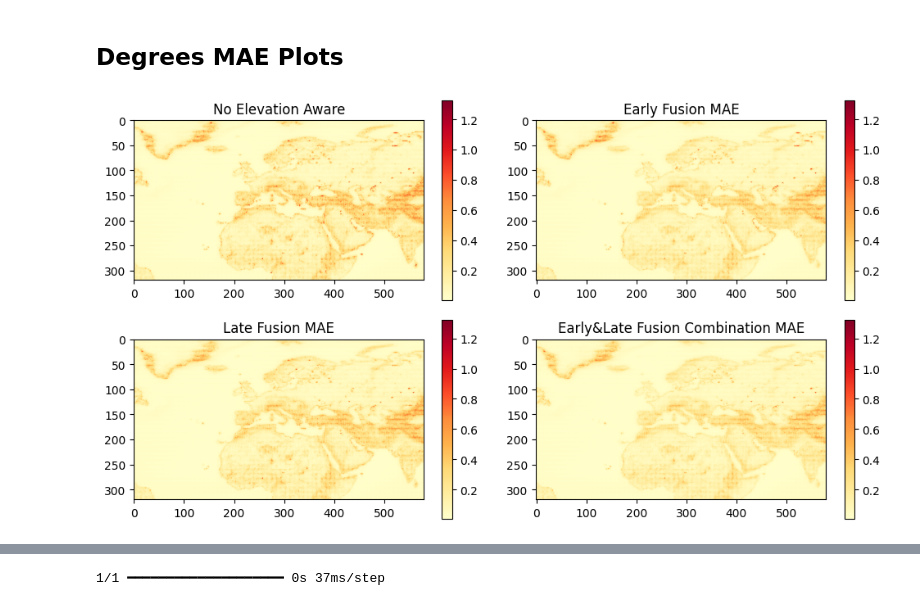
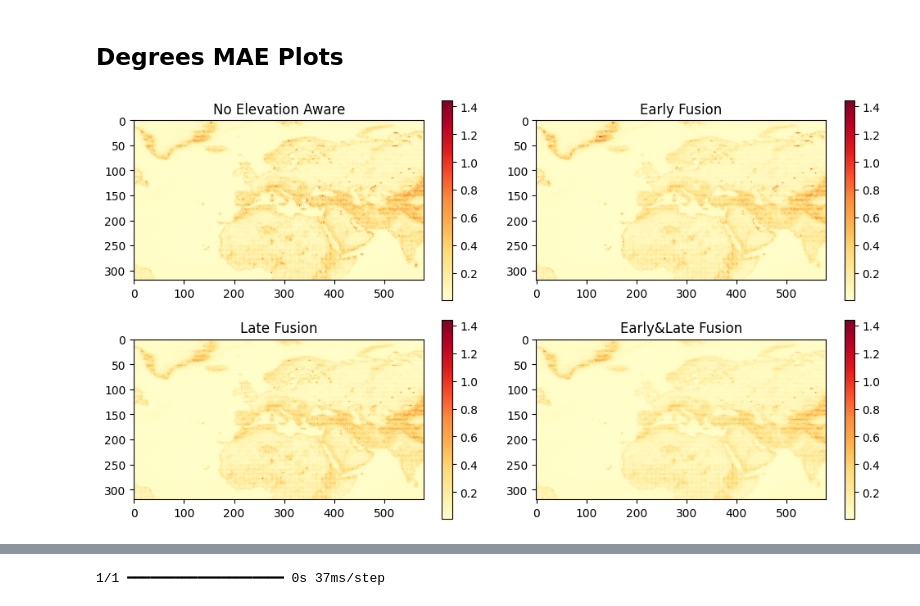
Before and after one commit to AntigoniMoira/Terrain-Aware-DL-Downscaling, a Jupyter notebook: 5_MethodsComparison.ipynb, the cells around one changed output, grey strips where cells are left out. Cells and saved outputs as stored; diff of their text form; code cells hidden in the pictures.

```diff
--- a/5_MethodsComparison.ipynb
+++ b/5_MethodsComparison.ipynb
@@ -152,6 +152,6 @@ with open('models/history_0_5to0_25_deg_dem_1_new.pkl', 'rb') as f:
   early_history = pickle.load(f)
 # %%
-early_model = tf.keras.models.load_model('models/edsr_model_0_5to0_25_deg_dem_1_new.keras', custom_objects={
+early_model = tf.keras.models.load_model('models/edsr_model_0_5to0_25_deg_dem_1.keras', custom_objects={
     'psnr': psnr,
     'ssim': ssim,
     'residual_block': residual_block,
@@ -177,6 +177,6 @@ with open('models/history_0_5to0_25_deg_dem_2_new.pkl', 'rb') as f:
   late_history = pickle.load(f)
 # %%
-late_model = tf.keras.models.load_model('models/edsr_model_0_5to0_25_deg_dem_2_new.keras', custom_objects={
+late_model = tf.keras.models.load_model('models/edsr_model_0_5to0_25_deg_dem_2.keras', custom_objects={
     'psnr': psnr,
     'ssim': ssim,
     'residual_block': residual_block,
@@ -202,6 +202,6 @@ with open('models/history_0_5to0_25_deg_dem_3_new.pkl', 'rb') as f:
   comb_history = pickle.load(f)
 # %%
-comb_model = tf.keras.models.load_model('models/edsr_model_0_5to0_25_deg_dem_3_new.keras', custom_objects={
+comb_model = tf.keras.models.load_model('models/edsr_model_0_5to0_25_deg_dem_3.keras', custom_objects={
     'psnr': psnr,
     'ssim': ssim,
     'residual_block': residual_block,
@@ -418,33 +453,33 @@ plt.show()
 # %%
 # Plot the heatmaps
 fig, axes = plt.subplots(2, 2, figsize=(10, 5.5))
 
 # Determine shared color scale across all three maps
 vmin = min(degrees_mae_nodem.min(), degrees_mae_early.min(), degrees_mae_late.min(), degrees_mae_comb.min())
 vmax = max(degrees_mae_nodem.max(), degrees_mae_early.max(), degrees_mae_late.max(), degrees_mae_comb.max())
 
 # 1. NoDEM
 im0 = axes[0, 0].imshow(degrees_mae_nodem, cmap='YlOrRd', vmin=vmin, vmax=vmax)
 axes[0, 0].set_title("No Elevation Aware")
 plt.colorbar(im0, ax=axes[0, 0])
 
 # 2. Early Fusion
 im1 = axes[0, 1].imshow(degrees_mae_early, cmap='YlOrRd', vmin=vmin, vmax=vmax)
-axes[0, 1].set_title("Early Fusion MAE")
+axes[0, 1].set_title("Early Fusion")
 plt.colorbar(im1, ax=axes[0, 1])
 
 # 3. Late Fusion
 im2 = axes[1, 0].imshow(degrees_mae_late, cmap='YlOrRd', vmin=vmin, vmax=vmax)
-axes[1, 0].set_title("Late Fusion MAE")
+axes[1, 0].set_title("Late Fusion")
 plt.colorbar(im2, ax=axes[1, 0])
 
 # 4. Early&Late Fusion Combination
 im2 = axes[1, 1].imshow(degrees_mae_comb, cmap='YlOrRd', vmin=vmin, vmax=vmax)
-axes[1, 1].set_title("Early&Late Fusion Combination MAE")
+axes[1, 1].set_title("Early&Late Fusion")
 plt.colorbar(im2, ax=axes[1, 1])
 
 # Final layout tweaks
 plt.tight_layout()
 plt.show()
 # %% [output]
-[figure, old version]
+[figure, new version]
```
Also changed, not shown: parts of 47 cells of this notebook, 15 other files.
